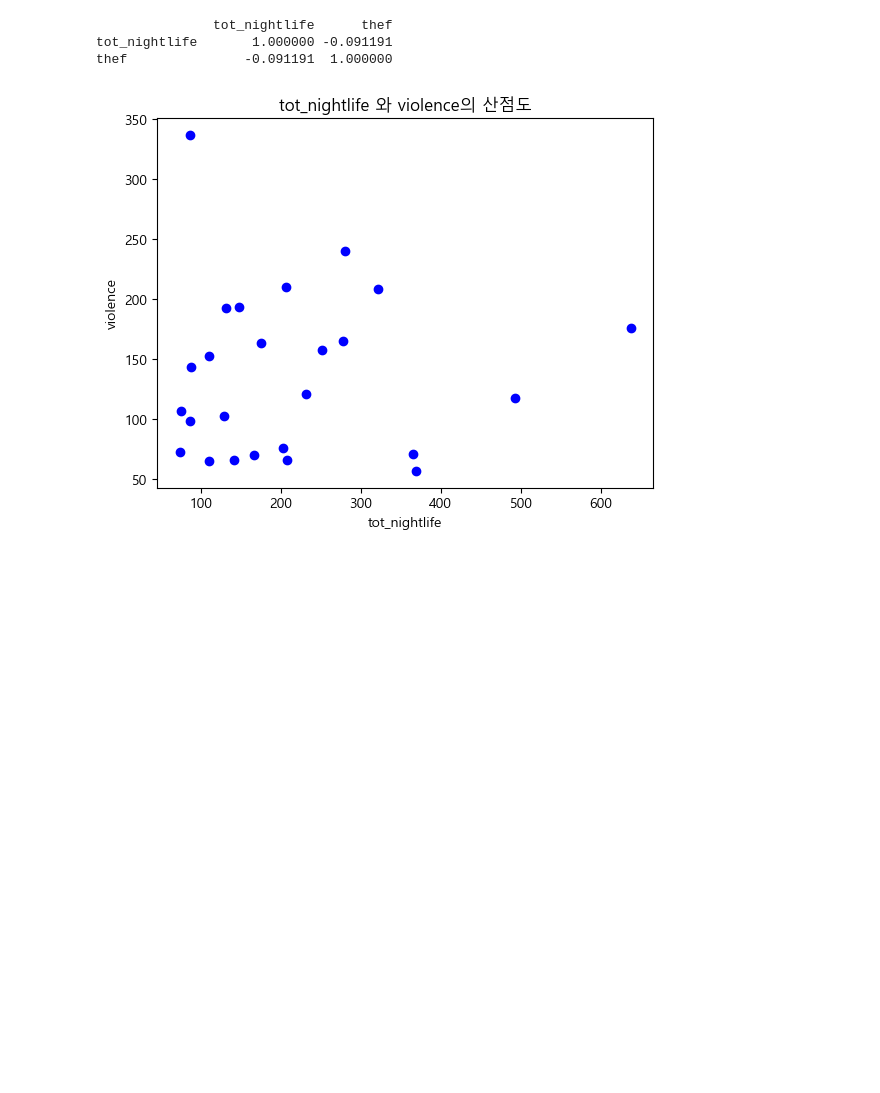
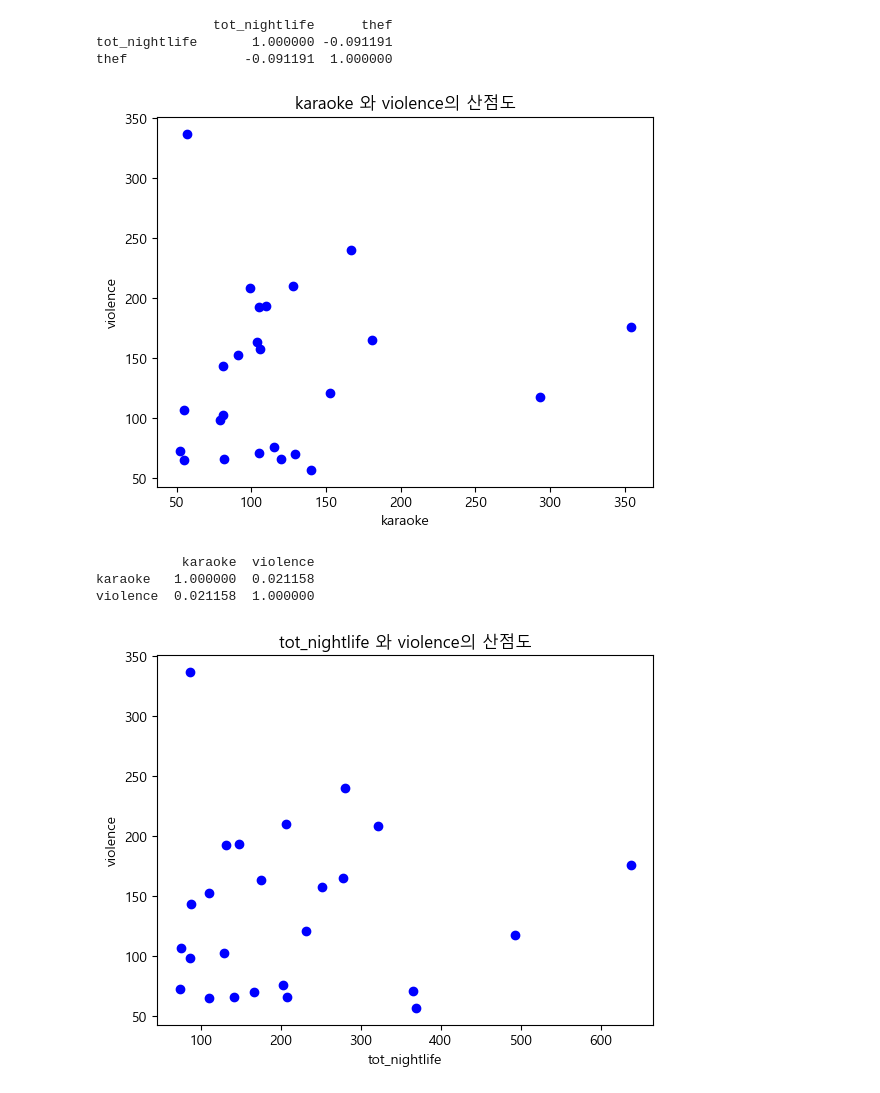
Before and after one commit to sangsang0114/DataAnalytics, a Jupyter notebook: miniproject.ipynb, the cells around one changed output. Saved outputs shown, nothing was run; the diff lists cells and outputs as text; code cells hidden in the pictures; blank space fills up the shorter version.

```diff
--- a/miniproject.ipynb
+++ b/miniproject.ipynb
@@ -129,6 +144,17 @@ print(get_pearson_value('tot_nightlife', 'thef'))
                tot_nightlife      thef
 tot_nightlife       1.000000 -0.091191
 thef               -0.091191  1.000000
+# %%
+totn_and_thef = crimes.loc[:,('karaoke', 'violence')]
+import seaborn as sns
+
+get_plot('karaoke', 'violence')
+print(get_pearson_value('karaoke', 'violence'))
+# %% [output]
+[figure, added]
+           karaoke  violence
+karaoke   1.000000  0.021158
+violence  0.021158  1.000000
 # %%
 totn_and_violence = crimes.loc[:, ('tot_nightlife', 'violence')]
 get_plot('tot_nightlife', 'violence')
```
Also changed, not shown: parts of 8 cells of this notebook.
